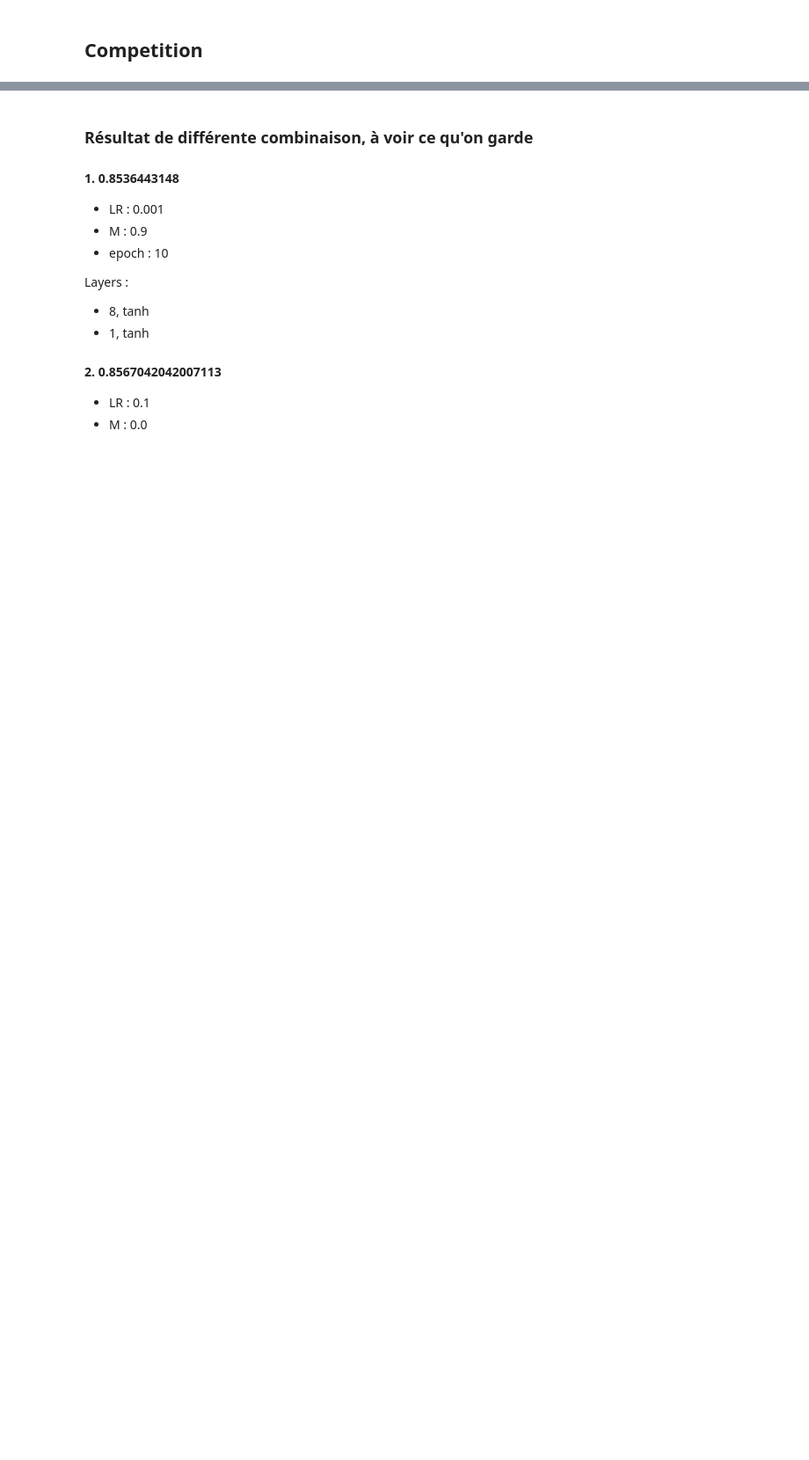
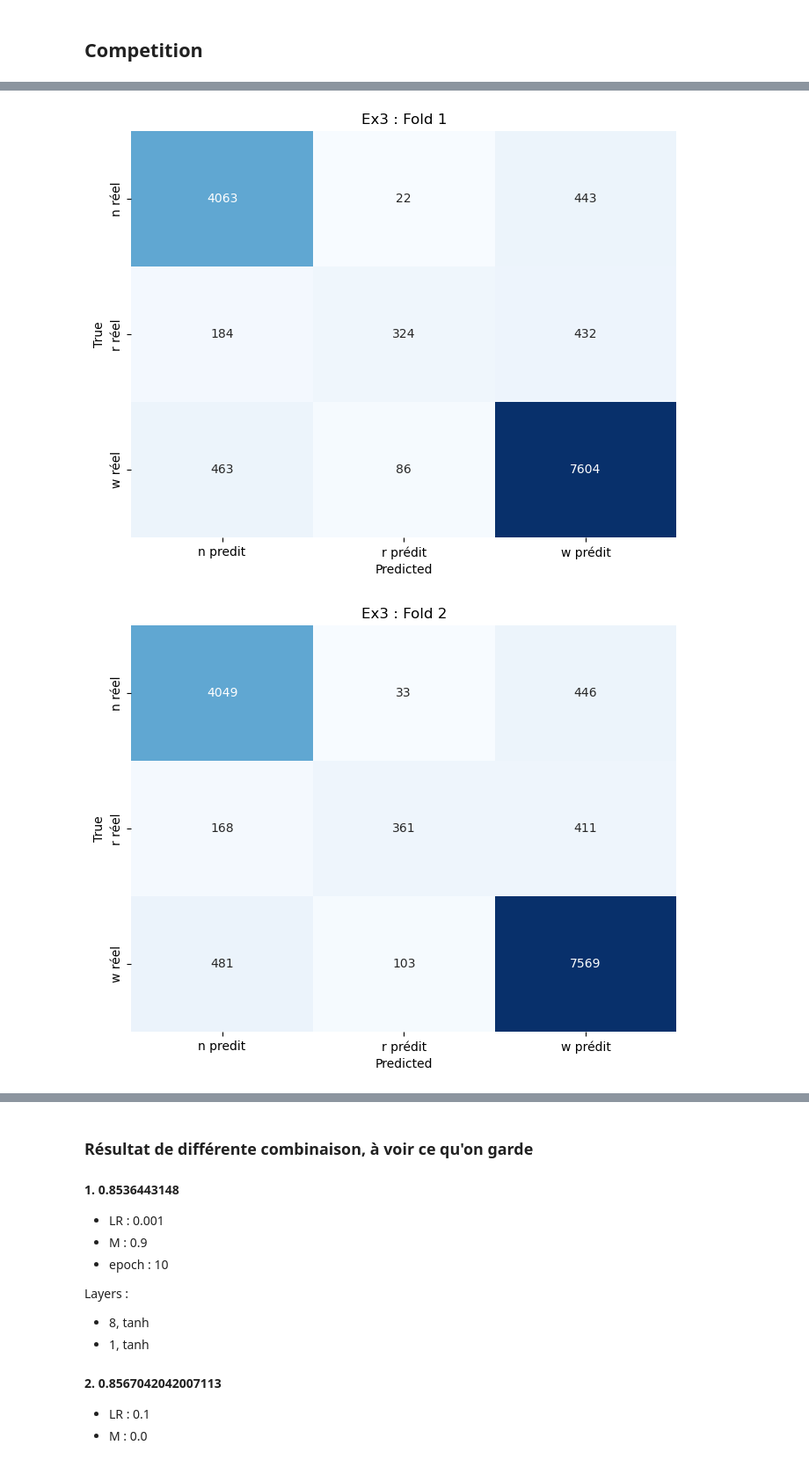
Before and after one commit to Rafou2898/ARN, a Jupyter notebook: labo3/ARN_Lab3_v2.ipynb, the cells around one changed output, grey strips where cells are left out. Shown: that part at 88% size. Cells and saved outputs as stored; diff of their text form; code cells hidden in the pictures; blank space fills up the shorter version.

Commit message:
avancement dans le rapport et la partie competition

```diff
--- a/labo3/ARN_Lab3_v2.ipynb
+++ b/labo3/ARN_Lab3_v2.ipynb
@@ -244,7 +169,7 @@ def create_model_2():
 
   mlp = keras.Sequential([
       layers.Input((25,)),
-      layers.Dense(8, activation="sigmoid"), # Try different numbers of hidden neurons here (e.g. 2, 4, 8, 32, 128)
+      layers.Dense(4, activation="sigmoid"), # Try different numbers of hidden neurons here (e.g. 2, 4, 8, 32, 128)
       layers.Dense(3, activation="softmax"), # softmax because we have 3 classes
   ])
 
@@ -506,14 +373,0 @@ KeyboardInterrupt:
-# %%
-# Plot confusion matrix
-def plot_confusion_matrix_3(confusion_matrix, title):
-    pl.figure(figsize=(8, 6))
-    sns.heatmap(confusion_matrix.astype(int), annot=True, fmt="d", cmap="Blues", cbar=False,
-                xticklabels=["Négatif predit", "Positif prédit"], yticklabels=["Négatif réel", "Positif réel"])
-    pl.title(title)
-    pl.xlabel('Predicted')
-    pl.ylabel('True')
-    pl.show()
-
-
-for i, cm in enumerate(cm_list_3):
-    plot_confusion_matrix_1(cm, title=f"Competition : Fold {i+1}")
@@ -523,0 +374,18 @@ for i, cm in enumerate(cm_list_3):
+# %%
+# Plot confusion matrix
+
+cm_list_3 = []
+
+for i, mlp in enumerate(trained_mlp_3):
+    y_pred = mlp.predict(input_data_3[test_index_3])
+    y_pred = np.round(y_pred)
+    y_pred = y_pred.argmax(axis=1)
+    y_true = np.argmax(output_data_3[test_index_3], axis=1)
+    #y_pred = to_categorical(y_pred, num_classes=3)
+    print(y_pred)
+    cm = confusion_matrix(y_true, y_pred)
+    cm_list_3.append(cm)
+
+for i, cm in enumerate(cm_list_3):
+    plot_confusion_matrix_2(cm, title=f"Ex3 : Fold {i+1}")
+# %% [output]
@@ -523,0 +398,2 @@ for i, cm in enumerate(cm_list_3):
+[figure, added]
+[figure, added]
```
Also changed, not shown: parts of 23 cells of this notebook, 4 other files.
